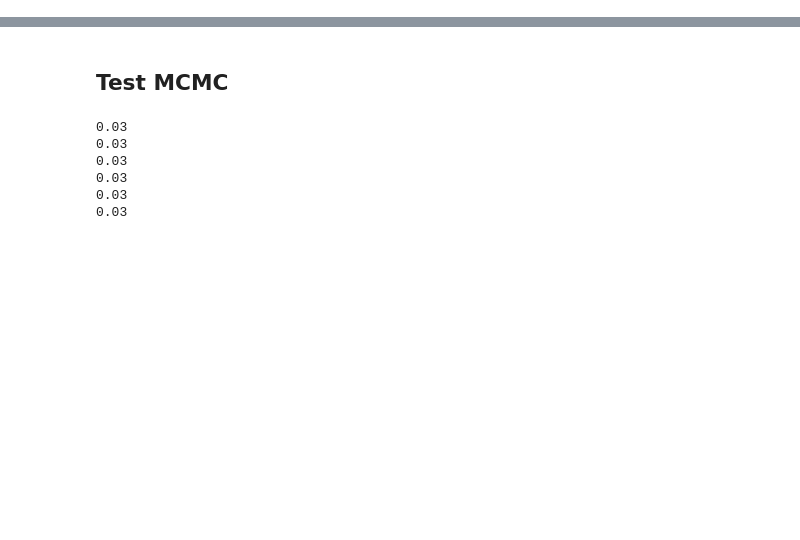
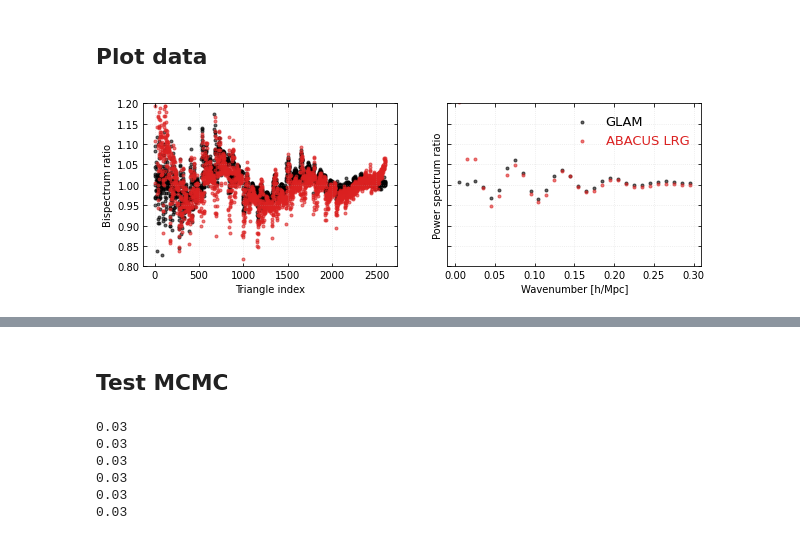
Before and after one commit to mehdirezaie/bispectrum, a Jupyter notebook: bao.ipynb, the cells around one changed output, grey strips where cells are left out. Drawn from its saved outputs; the diff is of its cells as text; code cells hidden in the pictures; blank space fills up the shorter version.

```diff
--- a/bao.ipynb
+++ b/bao.ipynb
@@ -65,0 +44,21 @@ src.plots.plot_spectra([(tix,   bk_glam_bao.y/bk_glam_nobao.y),
+# %% [markdown]
+## Plot data
+# %%
+pk_glam = src.io.Spectrum('./cache/glam_gal_pkmean.npz')
+pks_glam = src.io.Spectrum('./cache/glam_gal_pksmoothmean.npz')
+pk_abacus = src.io.Spectrum('./cache/abacus_lrg_pkmean.npz')
+pks_abacus = src.io.Spectrum('./cache/abacus_lrg_pksmoothmean.npz')
+
+bk_glam = src.io.Spectrum('./cache/glam_gal_bkmean.npz')
+bks_glam = src.io.Spectrum('./cache/glam_gal_bksmoothmean.npz')
+bk_abacus = src.io.Spectrum('./cache/abacus_lrg_bkmean.npz')
+bks_abacus = src.io.Spectrum('./cache/abacus_lrg_bksmoothmean.npz')
+# %%
+tix =  np.arange(bk_glam.x.shape[0])
+src.plots.plot_spectra([(tix,   bk_glam.y/bks_glam.y),
+                        (tix,   bk_abacus.y/bks_abacus.y)],
+                       [(pk_glam.x, pk_glam.y/pks_glam.y),
+                        (pk_glam.x, pk_abacus.y/pks_abacus.y)],
+                       ['GLAM', 'ABACUS LRG'])
+# %% [output]
+[figure, added]
```
Also changed, not shown: parts of 12 cells of this notebook, 4 other files.
